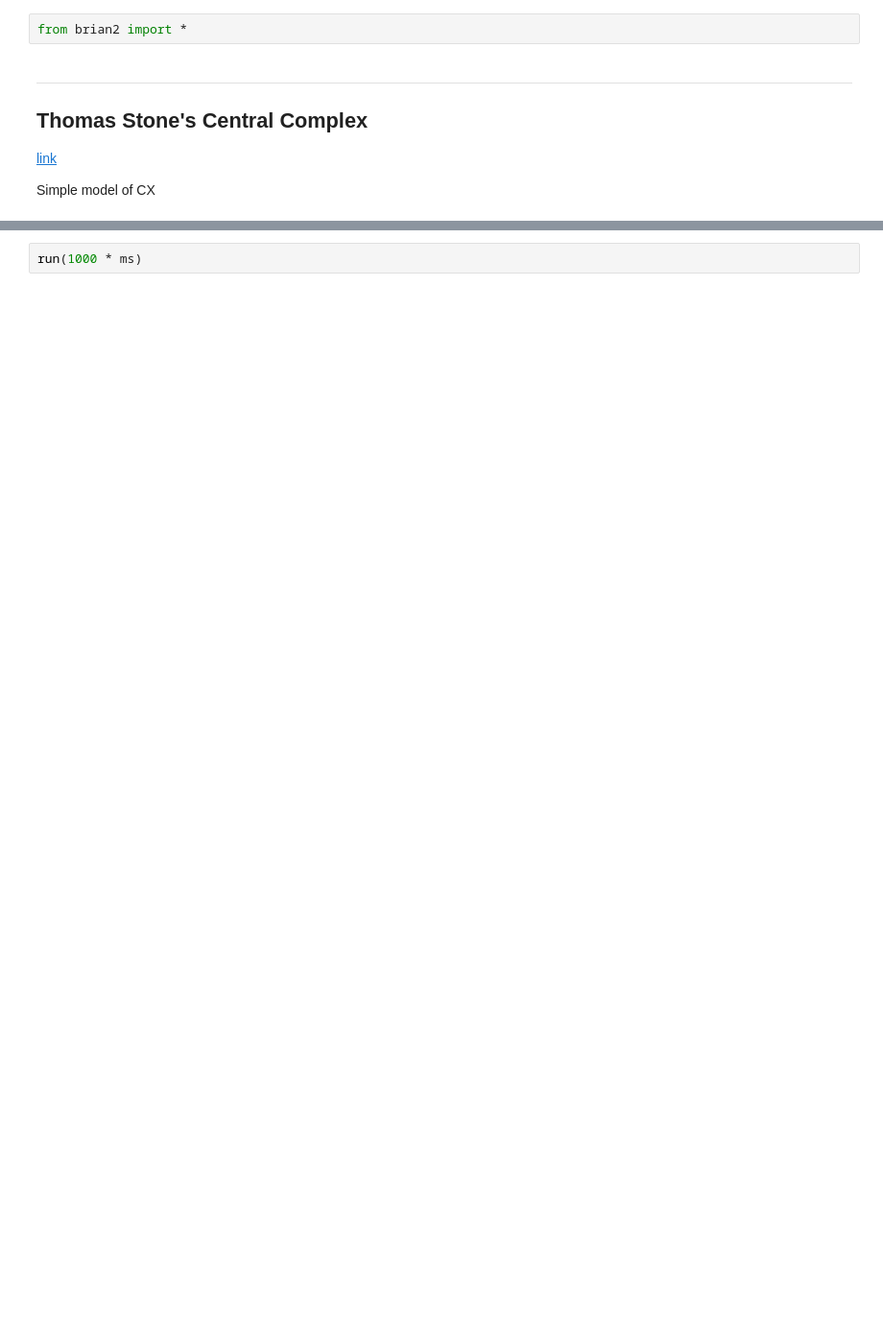
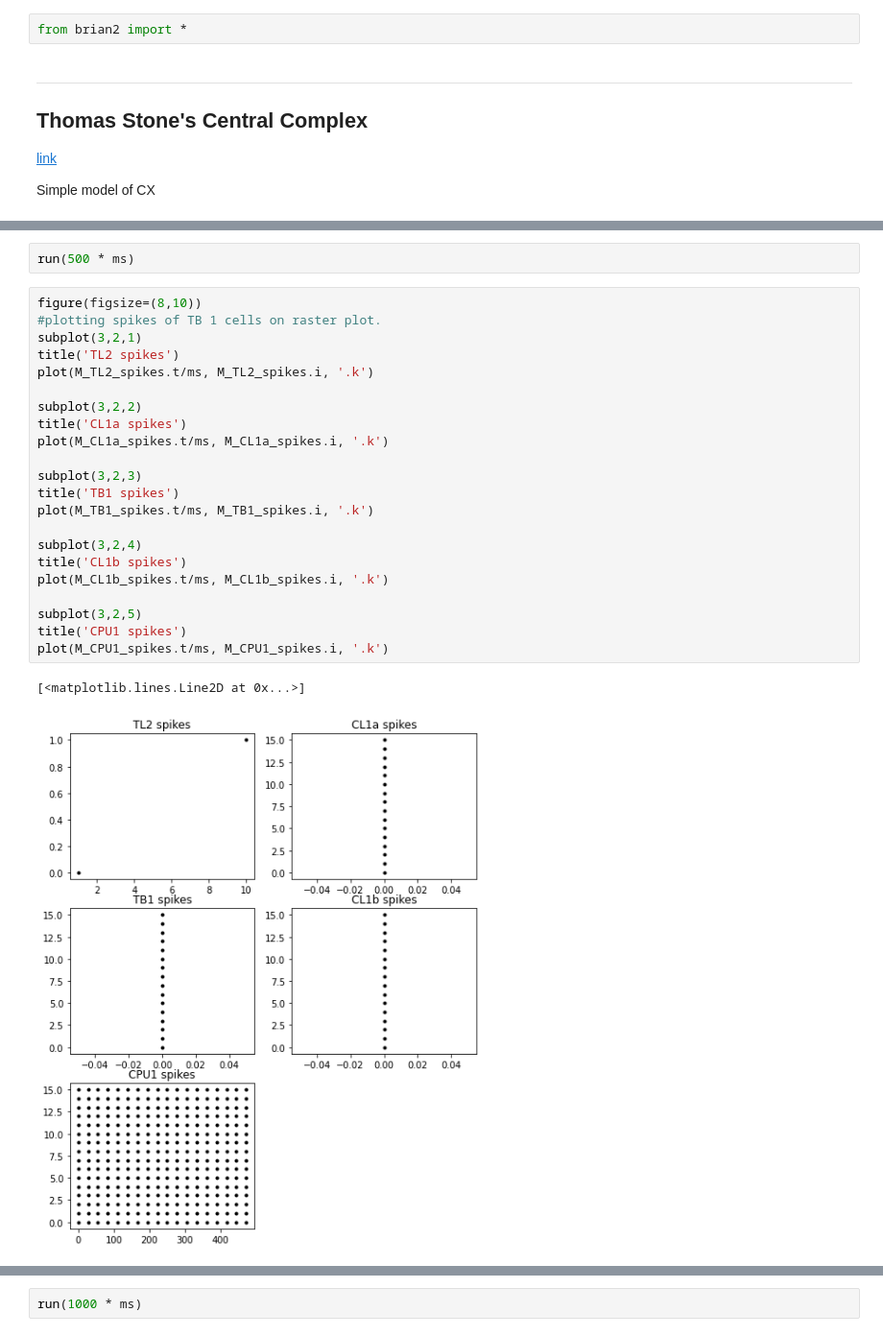
Before and after one commit to filippoferrari/CX_Path_Integration, a Jupyter notebook: notebooks/CX_examples.ipynb, the cells around one changed output, grey strips where cells are left out. Shown: that part at 96% size. Cells and saved outputs as stored; diff of their text form; blank space fills up the shorter version.

```diff
--- a/notebooks/CX_examples.ipynb
+++ b/notebooks/CX_examples.ipynb
@@ -63,0 +99,27 @@ Mgi = StateMonitor(G_TB1, 'gi', record=True)
+# %%
+run(500 * ms)
+# %%
+figure(figsize=(8,10))
+#plotting spikes of TB 1 cells on raster plot.
+subplot(3,2,1)
+title('TL2 spikes')
+plot(M_TL2_spikes.t/ms, M_TL2_spikes.i, '.k')
+
+subplot(3,2,2)
+title('CL1a spikes')
+plot(M_CL1a_spikes.t/ms, M_CL1a_spikes.i, '.k')
+
+subplot(3,2,3)
+title('TB1 spikes')
+plot(M_TB1_spikes.t/ms, M_TB1_spikes.i, '.k')
+
+subplot(3,2,4)
+title('CL1b spikes')
+plot(M_CL1b_spikes.t/ms, M_CL1b_spikes.i, '.k')
+
+subplot(3,2,5)
+title('CPU1 spikes')
+plot(M_CPU1_spikes.t/ms, M_CPU1_spikes.i, '.k')
+# %% [output]
+[<matplotlib.lines.Line2D at 0x...>]
+[figure, added]
```
Also changed, not shown: parts of 16 cells of this notebook.
